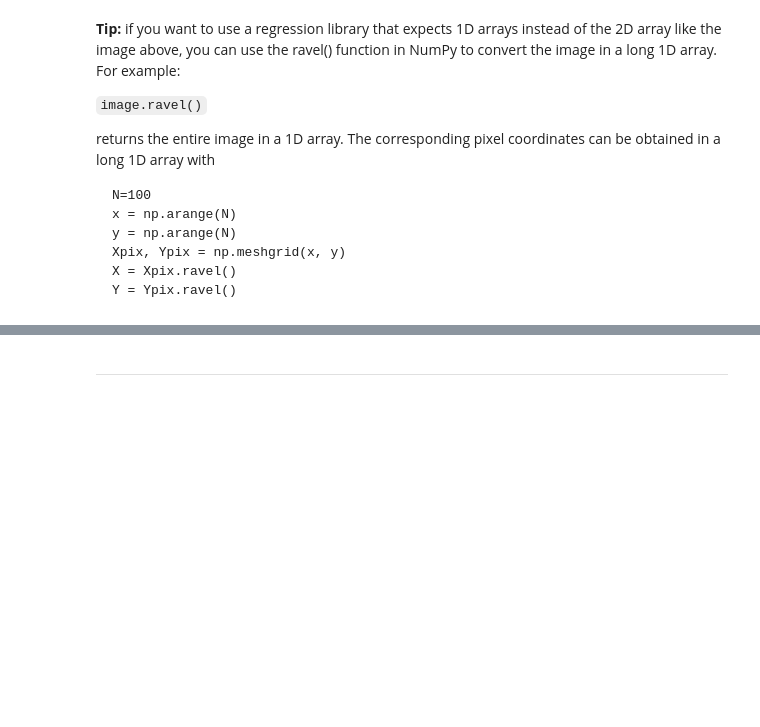
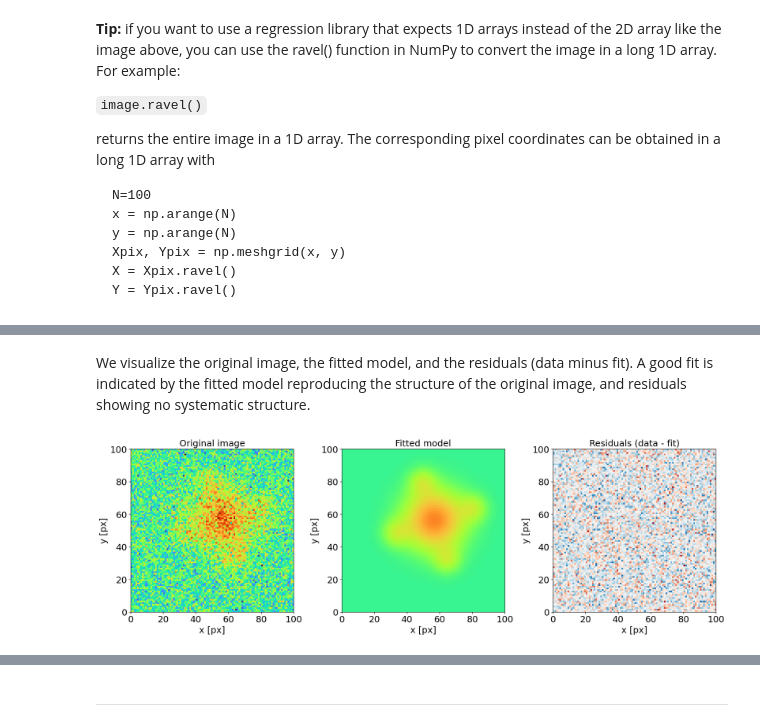
Before and after one commit to aapnegara/data-analysis-homework, a Jupyter notebook: HomeworkAssignment3_AAgungPrawiraNegara_NandVanDeun.ipynb, the cells around one changed output, grey strips where cells are left out. Cells and saved outputs as stored; diff of their text form; code cells hidden in the pictures; blank space fills up the shorter version.

```diff
--- a/HomeworkAssignment3_AAgungPrawiraNegara_NandVanDeun.ipynb
+++ b/HomeworkAssignment3_AAgungPrawiraNegara_NandVanDeun.ipynb
@@ -82,0 +198,15 @@ Y = Ypix.ravel()
+# %%
+#initial guesses
+B     = 1014   # background
+A_c   = 164    # center atom height above background
+x_c   = 54     # center atom x position (col)
+y_c   = 60     # center atom y position (row)
+sig_c = 4      # center atom width (guess)
+A_f   = 40     # corner atom height above background (guess)
+sig_f = 4      # corner atom width (guess)
+cx    = 54     # square center x (same as center atom)
+cy    = 60     # square center y (same as center atom)
+r     = 20     # half-diagonal of square (guess)
+phi   = 0      # rotation angle (guess)
+
+p0 = [B, A_c, x_c, y_c, sig_c, A_f, sig_f, cx, cy, r, phi]
@@ -82,0 +215,4 @@ Y = Ypix.ravel()
+# %%
+from scipy.optimize import curve_fit
+
+popt, pcov = curve_fit(model_5gaussians, XY, Z, p0=p0)
@@ -82,0 +243,34 @@ Y = Ypix.ravel()
+# %% [markdown]
+We visualize the original image, the fitted model, and the residuals
+(data minus fit). A good fit is indicated by the fitted model
+reproducing the structure of the original image, and residuals showing
+no systematic structure.
+# %%
+Z_fit = model_5gaussians(XY, *popt).reshape(100, 100)
+
+fig, axes = plt.subplots(1, 3, figsize=(18, 6))
+
+vmin = image.min()
+vmax = image.max()
+
+axes[0].imshow(image, cmap='turbo', origin='lower',
+               extent=[0,100,0,100], vmin=vmin, vmax=vmax)
+axes[0].set_title('Original image')
+axes[0].set_xlabel('x [px]')
+axes[0].set_ylabel('y [px]')
+
+axes[1].imshow(Z_fit, cmap='turbo', origin='lower',
+               extent=[0,100,0,100], vmin=vmin, vmax=vmax)
+axes[1].set_title('Fitted model')
+axes[1].set_xlabel('x [px]')
+axes[1].set_ylabel('y [px]')
+
+axes[2].imshow(image - Z_fit, cmap='RdBu', origin='lower', extent=[0,100,0,100])
+axes[2].set_title('Residuals (data - fit)')
+axes[2].set_xlabel('x [px]')
+axes[2].set_ylabel('y [px]')
+
+plt.tight_layout()
+plt.show()
+# %% [output]
+[figure, added]
```
Also changed, not shown: parts of 49 cells of this notebook, 1 other file.
